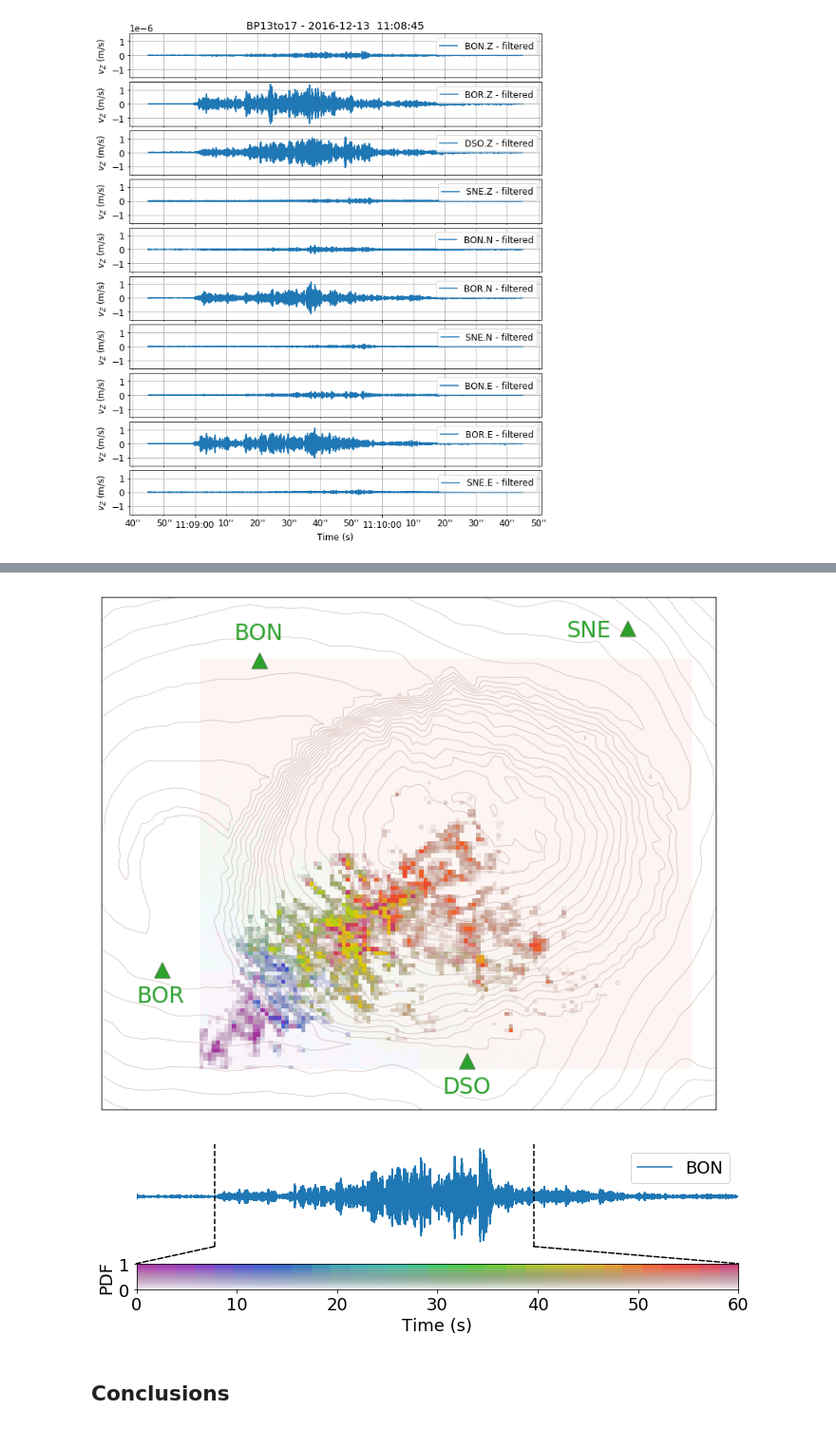
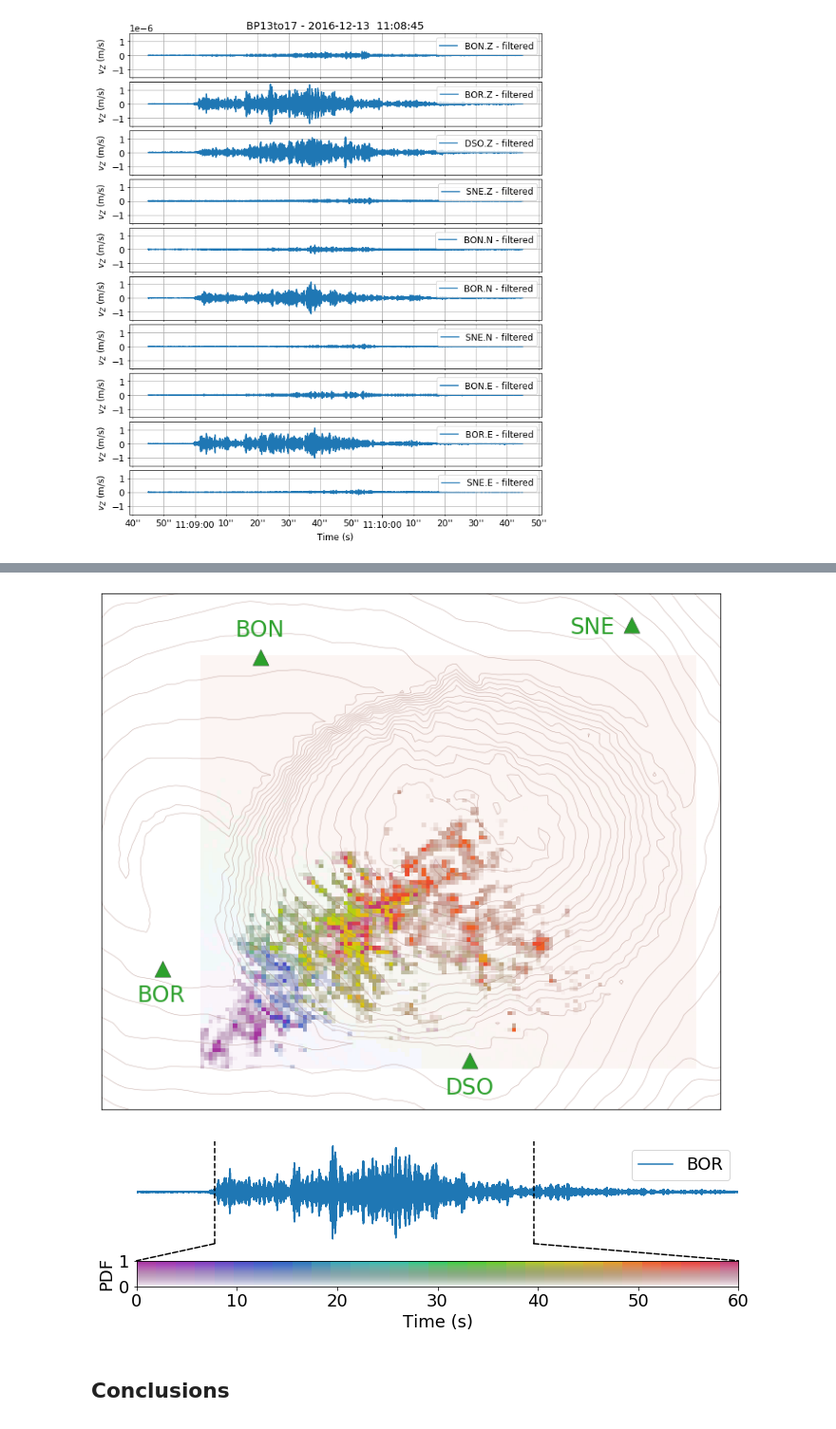
Before and after one commit to Jubeku/RF_localization, a Jupyter notebook: localize.ipynb, the cells around one changed output, grey strips where cells are left out. Shown at 95% size. Drawn from its saved outputs; the diff is of its cells as text; code cells hidden in the pictures.

```diff
--- a/localize.ipynb
+++ b/localize.ipynb
@@ -50,7 +48,6 @@ You can select the following values for each parameter:
 # You are welcomed to play around with the following parameters
 event   = '2016.348'
 chID    = 'ENZ'
-nearSTA = 'BOR'
 site_eff_deconv = True
 
 lwin = 4.
@@ -62,5 +59,13 @@ freqband = [13., 17.]
 # You better DON'T play around with the grid dimensions
 xdim = 121
 ydim = 101
+
+# Define closest station according to event
+if   event == '2016.348':
+    nearSTA = 'BOR'
+elif event == '2017.022':
+    nearSTA = 'BON'
+else:
+    print("Please select event '2016.348' or '2017.022'")
 # %% [markdown]
 ### Load rockfall signals
@@ -225,11 +247,17 @@ Elapsed time:  19.263001203536987 s
 # %%
-loc_prob_time   = np.array([np.flipud(times), np.flipud(probs)/10.])
+# Define array of size (2, nx, ny) which contains maps of
+# times and probabilities.
+loc_prob_time   = np.array([ np.flipud(times),
+                             np.flipud(probs)/10. ])
 
+# Plot the spatio-temporal rockfall location probability.
 plot_LOCA(loc_prob_time, t_rel, swin)
+# Plot colorbar and trace to visualize the time window used for
+# the localization.
 plot_Tr_Cb(st.select(station=nearSTA,channel='*Z')[0],
            pickedTW[0], pickedTW[1], t_rel, swin)
 # %% [output]
-[figure, old version]
+[figure, new version]
-[figure, old version]
+[figure, new version]
 # %% [markdown]
 ## Conclusions
```
Also changed, not shown: parts of 18 cells of this notebook, 4 other files.
